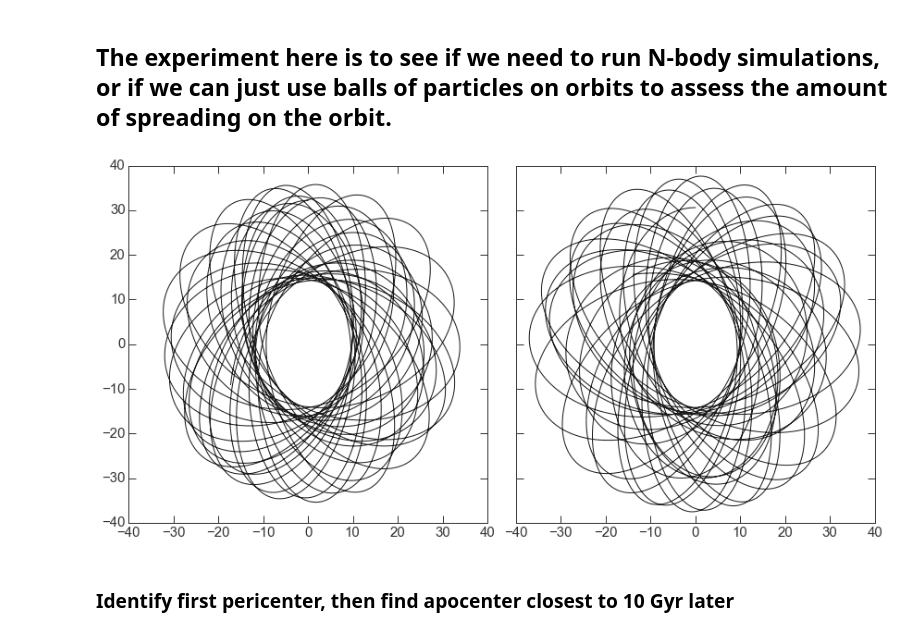
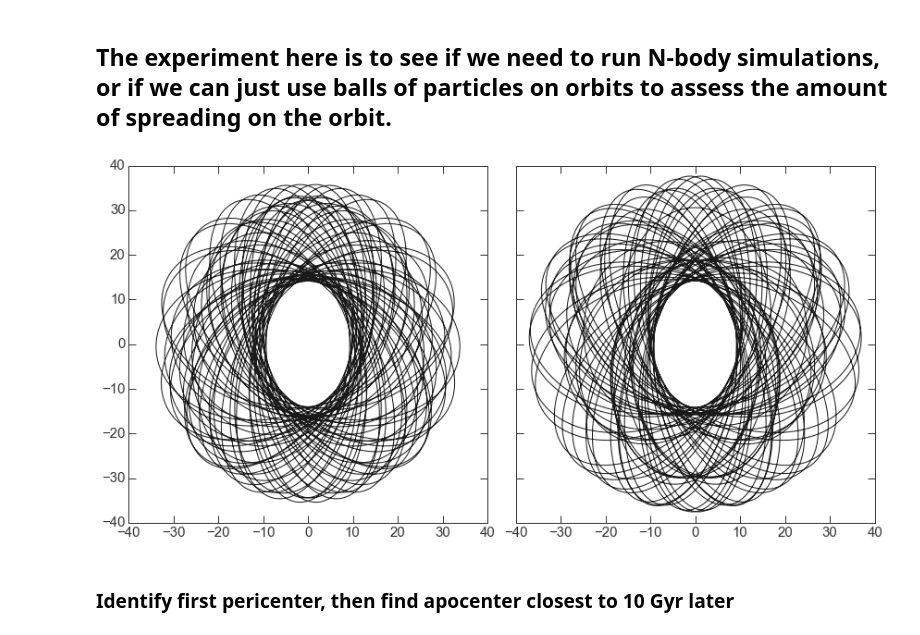
Before and after one commit to adrn/StreamMorphology, a Jupyter notebook: notebooks/Balls of particles.ipynb, the cells around one changed output. Cells and saved outputs as stored; diff of their text form; code cells hidden in the pictures.

```diff
--- a/notebooks/Balls of particles.ipynb
+++ b/notebooks/Balls of particles.ipynb
@@ -30,11 +30,11 @@ sf_t,sf_w = potential.integrate_orbit(slow_fast_w0, dt=1., nsteps=50000,
                                       Integrator=gi.DOPRI853Integrator)
 # %%
 fig,axes = plt.subplots(1,2,sharex=True,sharey=True,figsize=(12,6))
-axes[0].plot(w[:,0,1], w[:,0,2], marker=None)
-axes[1].plot(w[:,1,1], w[:,1,2], marker=None)
+axes[0].plot(sf_w[:,0,1], sf_w[:,0,2], marker=None)
+axes[1].plot(sf_w[:,1,1], sf_w[:,1,2], marker=None)
 fig.tight_layout()
 # %% [output]
-[figure, old version]
+[figure, new version]
 # %% [markdown]
 ### Identify first pericenter, then find apocenter closest to 10 Gyr later
 # %%
```
Also changed, not shown: parts of 6 cells of this notebook, 4 other files.
